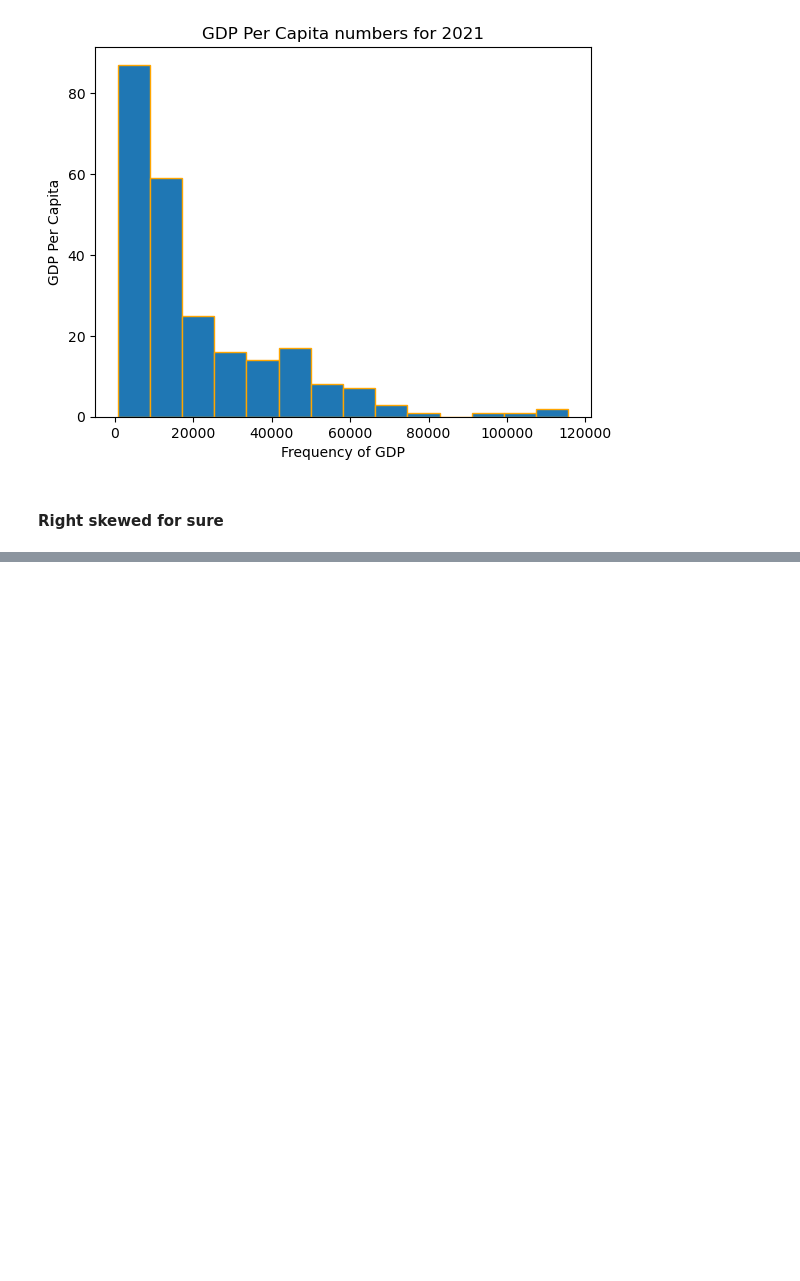
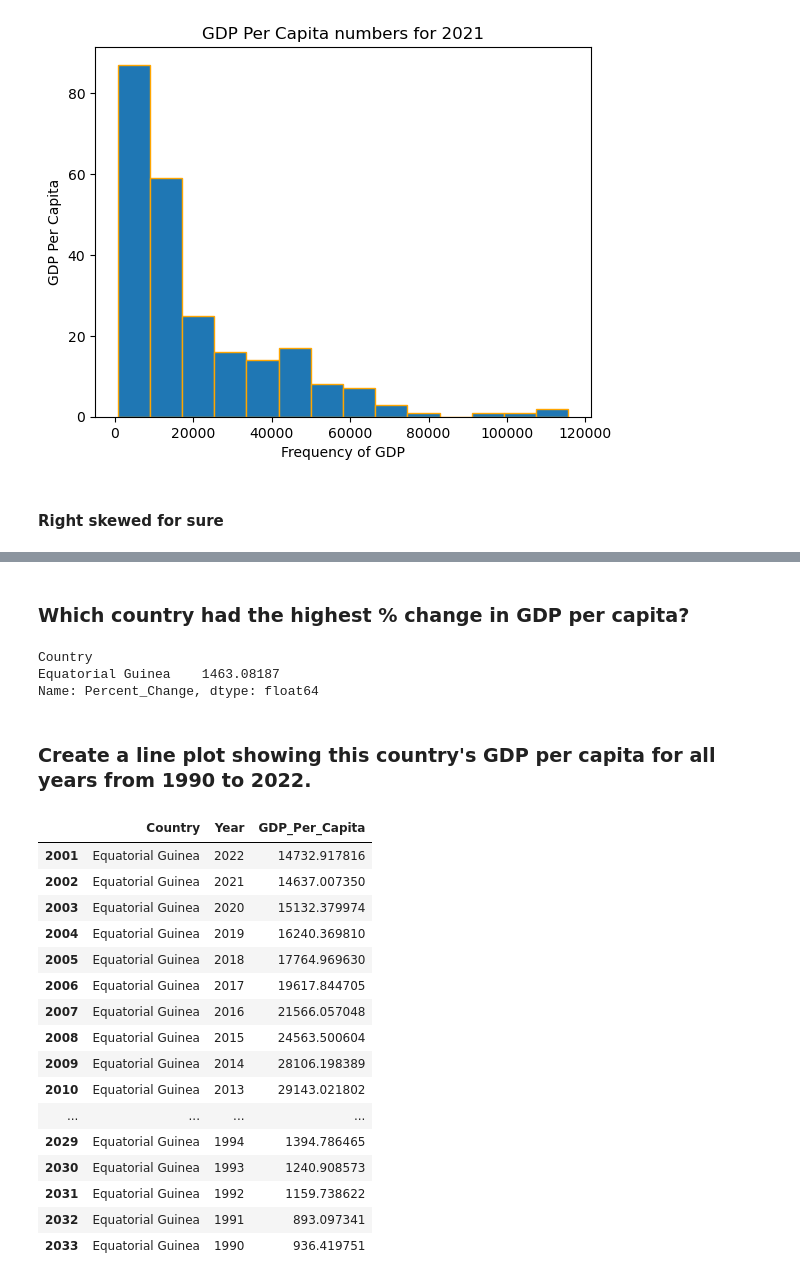
Before and after one commit to nss-data-science-cohort-8/un-exploration-catdgomez, a Jupyter notebook: notebooks/UN_Data_Exploration.ipynb, the cells around one changed output, grey strips where cells are left out. Saved outputs shown, nothing was run; the diff lists cells and outputs as text; code cells hidden in the pictures; blank space fills up the shorter version.

```diff
--- a/notebooks/UN_Data_Exploration.ipynb
+++ b/notebooks/UN_Data_Exploration.ipynb
@@ -328,0 +589,31 @@ plt.title('GDP Per Capita numbers for 2021');
+# %% [markdown]
+### Which country had the highest % change in GDP per capita?
+# %%
+gdp_pivoted["Percent_Change"].nlargest(1)
+# %% [output]
+Country
+Equatorial Guinea    1463.08187
+Name: Percent_Change, dtype: float64
+# %% [markdown]
+### Create a line plot showing this country's GDP per capita for all years from 1990 to 2022.
+# %%
+gdp_equatorial_guinea = gdp_df[gdp_df['Country'] == "Equatorial Guinea"]
+gdp_equatorial_guinea
+# %% [output]
+|  | Country | Year | GDP_Per_Capita |
+| 2001 | Equatorial Guinea | 2022 | 14732.917816 |
+| 2002 | Equatorial Guinea | 2021 | 14637.007350 |
+| 2003 | Equatorial Guinea | 2020 | 15132.379974 |
+| 2004 | Equatorial Guinea | 2019 | 16240.369810 |
+| 2005 | Equatorial Guinea | 2018 | 17764.969630 |
+| 2006 | Equatorial Guinea | 2017 | 19617.844705 |
+| 2007 | Equatorial Guinea | 2016 | 21566.057048 |
+| 2008 | Equatorial Guinea | 2015 | 24563.500604 |
+| 2009 | Equatorial Guinea | 2014 | 28106.198389 |
+| 2010 | Equatorial Guinea | 2013 | 29143.021802 |
+| ... | ... | ... | ... |
+| 2029 | Equatorial Guinea | 1994 | 1394.786465 |
+| 2030 | Equatorial Guinea | 1993 | 1240.908573 |
+| 2031 | Equatorial Guinea | 1992 | 1159.738622 |
+| 2032 | Equatorial Guinea | 1991 | 893.097341 |
+| 2033 | Equatorial Guinea | 1990 | 936.419751 |
```
Also changed, not shown: parts of 40 cells of this notebook.
